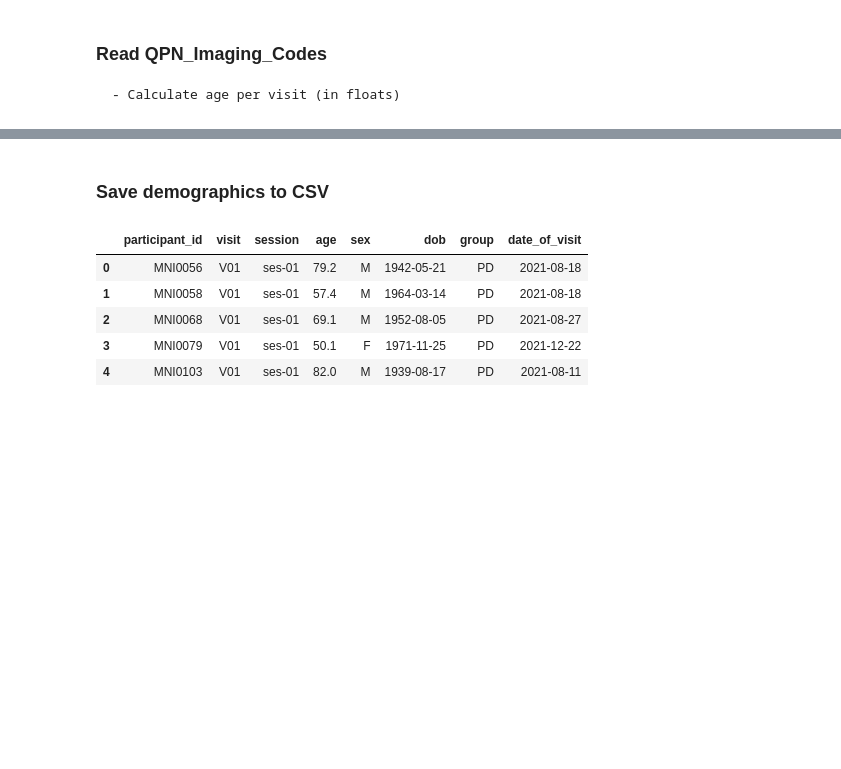
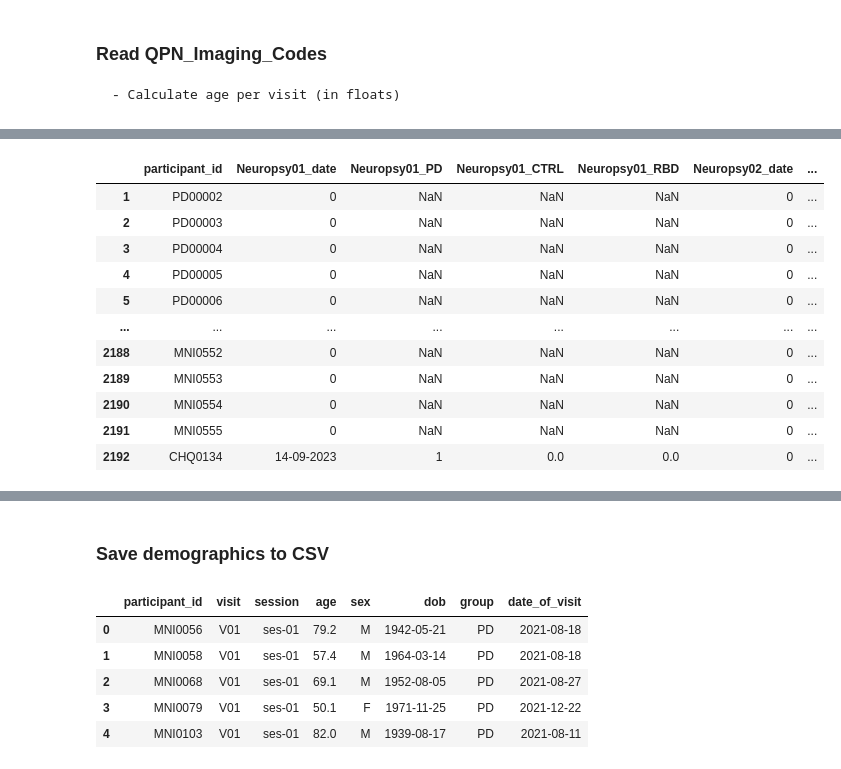
Before and after one commit to nipoppy/nipoppy, a Jupyter notebook: nipoppy/notebooks/tabular_tracking.ipynb, the cells around one changed output, grey strips where cells are left out. Saved outputs shown, nothing was run; the diff lists cells and outputs as text; code cells hidden in the pictures; blank space fills up the shorter version.

```diff
--- a/nipoppy/notebooks/tabular_tracking.ipynb
+++ b/nipoppy/notebooks/tabular_tracking.ipynb
@@ -60,0 +116,85 @@ n_participants: 208
+# %%
+col_range = "A:BZ"
+
+col_rename_dict = {"Unnamed: 0":"participant_id",
+                    'Neuropsy01\n(J-M-A)': 'Neuropsy01_date',
+                    '#Neuropsy\n PD': 'Neuropsy01_PD',
+                    '#Neuropsy \nCTRL': 'Neuropsy01_CTRL',
+                    '#Neuropsy \nRBD': 'Neuropsy01_RBD',
+                    'Neuropsy02\n(J-M-A)': 'Neuropsy02_date',
+                    '#Neuropsy 2\n PD': 'Neuropsy02_PD',
+                    '#Neuropsy 2\nCTRL': 'Neuropsy02_CTRL',
+                    '#Neuropsy 2\nRBD': 'Neuropsy02_RBD',
+                    'Neuropsy 3\n(J-M-A)': 'Neuropsy03_date',
+                    '#Neuropsy 3\n PD': 'Neuropsy03_PD',
+                    '#Neuropsy 3\nCTRL': 'Neuropsy03_CTRL',
+                    '#Neuropsy 3\nRBD': 'Neuropsy03_RBD',
+                    'MDS-UPDRS_partie_III_1\n(J-M-A)': 'MDS-UPDRS-III_01_date',
+                    '# MDS-UPDRS part 3\n PD': 'MDS-UPDRS-III_01_PD',
+                    '# MDS-UPDRS part 3\nRBD': 'MDS-UPDRS-III_01_RBD',
+                    '# MDS-UPDRS p.III 2\n(J-M-A)': 'MDS-UPDRS-III_02_date',
+                    '#MDS-UPDRS III\n 2 PD': 'MDS-UPDRS-III_02_PD',
+                    '# MDS-UPDRS III\n2 RBD': 'MDS-UPDRS-III_02_RBD',
+                    'MDS-UPDRS part III 3\n(J-M-A)': 'MDS-UPDRS-III_03_date',
+                    '# MDS-UPDRS III\n3 PD': 'MDS-UPDRS-III_03_PD',
+                    '# MDS-UPDRS III\n3 RBD': 'MDS-UPDRS-III_03_RBD',
+                    'MDS-UPDRS_complet (J-M-A)': 'MDS-UPDRS_complet_01_date',
+                    '# MDS-UPDRS\n PD': 'MDS-UPDRS_complet_01_PD',
+                    '# MDS-UPDRS \nRBD': 'MDS-UPDRS_complet_01_RBD',
+                    'MDS-UPDRS\ncomplet 2': 'MDS-UPDRS_complet_02_date',
+                    '# MDS-UPDRS 2\n PD': 'MDS-UPDRS_complet_02_PD',
+                    '# MDS-UPDRS 2\nRBD': 'MDS-UPDRS_complet_02_RBD',
+                    'MDS-UPDRS complet 3\n(J-M-A)': 'MDS-UPDRS_complet_03_date',
+                    '# MDS-UPDRS\n 3 PD': 'MDS-UPDRS_complet_03_PD',
+                    '# MDS-UPDRS\n3 RBD': 'MDS-UPDRS_complet_03_RBD',
+                    'MoCA': 'MoCA_01_date',
+                    '#MoCA\n PD': 'MoCA_01_PD',
+                    '#MoCA\nCTRL': 'MoCA_01_CTRL',
+                    '#MoCA\nRBD': 'MoCA_01_RBD',
+                    'MoCA 2': 'MoCA_02',
+                    '#MoCA 2\n PD': 'MoCA_02_PD',
+                    '#MoCA 2\nCTRL': 'MoCA_02_CTRL',
+                    '#MoCA 2\nRBD': 'MoCA_02_RBD',
+                    'MoCA 3': 'MoCA_03',
+                    '#MoCA 3\n PD': 'MoCA_03_PD',
+                    '#MoCA 3\nCTRL': 'MoCA_03_CTRL',
+                    '#MoCA 3\nRBD': 'MoCA_03_RBD',
+                    'Speech Sample (J-M-A)': 'Speech_Sample_01_date',
+                    '#speech sample PD': 'Speech_Sample_01_PD',
+                    '#speech sample CTRL': 'Speech_Sample_01_CTRL',
+                    '#speech sample RBD': 'Speech_Sample_01_RBD',
+                    'Neurocognitive_1\n(J-M-A)': 'Neurocognitive_01_date',
+                    '#Neurocognitive 1 \n PD': 'Neurocognitive_01_PD',
+                    '#Neurocognitive 1 \nCTRL': 'Neurocognitive_01_CTRL',
+                    'Neurocognitive_2\n(J-M-A)': 'Neurocognitive_02_date',
+                    '#Neurocognitive 2\n PD': 'Neurocognitive_02_PD',
+                    '#Neurocognitive 2\nCTRL': 'Neurocognitive_02_CTRL',
+                    }
+
+useful_cols = col_rename_dict.values()
+
+suivi_df = pd.read_excel(clinical_assessment_xls,sheet_name="En cours", engine='openpyxl', usecols=col_range)
+suivi_df = suivi_df.rename(columns=col_rename_dict)
+suivi_df = suivi_df[useful_cols].copy()
+
+
+# remove the row with tally
+suivi_df = suivi_df.drop([0])
+
+# remove rows without participant_id
+suivi_df = suivi_df.dropna(axis=0, subset=["participant_id"])
+suivi_df = suivi_df[~suivi_df["participant_id"].astype(str).isin(["0"])]
+suivi_df
+# %% [output]
+|  | participant_id | Neuropsy01_date | Neuropsy01_PD | Neuropsy01_CTRL | Neuropsy01_RBD | Neuropsy02_date | ... |
+| 1 | PD00002 | 0 | NaN | NaN | NaN | 0 | ... |
+| 2 | PD00003 | 0 | NaN | NaN | NaN | 0 | ... |
+| 3 | PD00004 | 0 | NaN | NaN | NaN | 0 | ... |
+| 4 | PD00005 | 0 | NaN | NaN | NaN | 0 | ... |
+| 5 | PD00006 | 0 | NaN | NaN | NaN | 0 | ... |
+| ... | ... | ... | ... | ... | ... | ... | ... |
+| 2188 | MNI0552 | 0 | NaN | NaN | NaN | 0 | ... |
+| 2189 | MNI0553 | 0 | NaN | NaN | NaN | 0 | ... |
+| 2190 | MNI0554 | 0 | NaN | NaN | NaN | 0 | ... |
+| 2191 | MNI0555 | 0 | NaN | NaN | NaN | 0 | ... |
+| 2192 | CHQ0134 | 14-09-2023 | 1 | 0.0 | 0.0 | 0 | ... |
```
Also changed, not shown: parts of 12 cells of this notebook, 1 other file.
